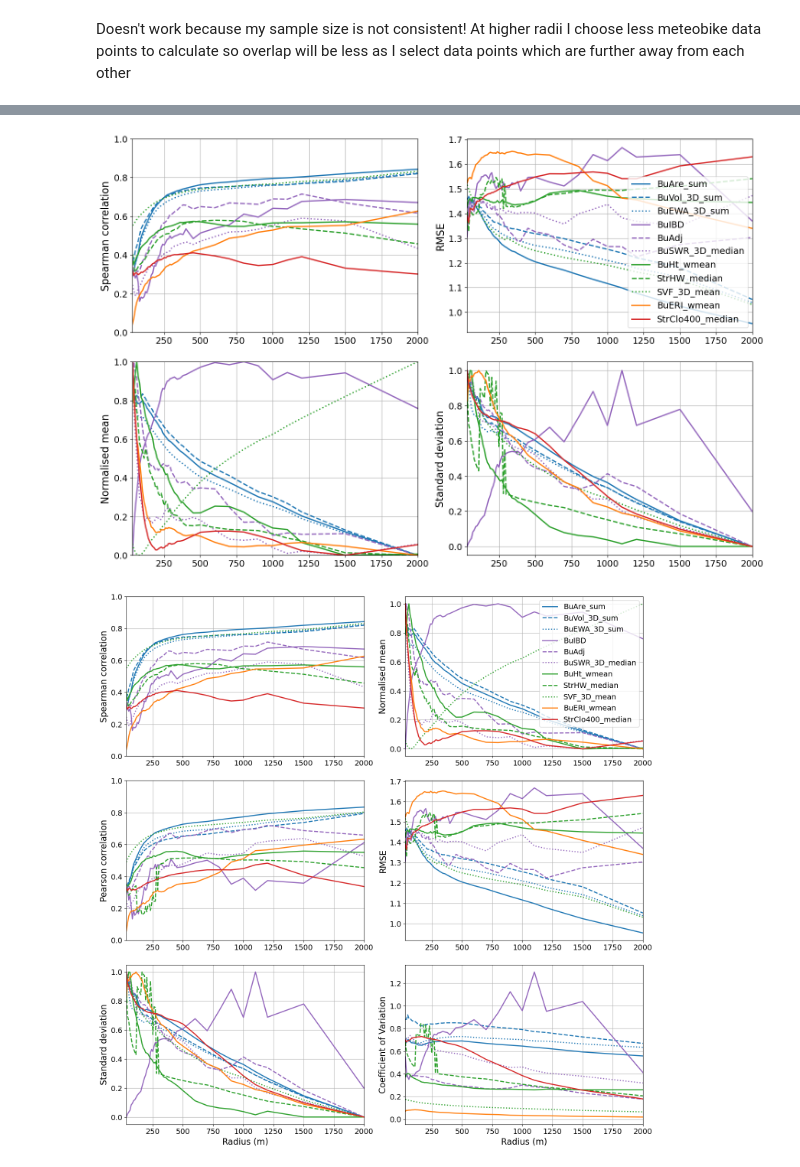
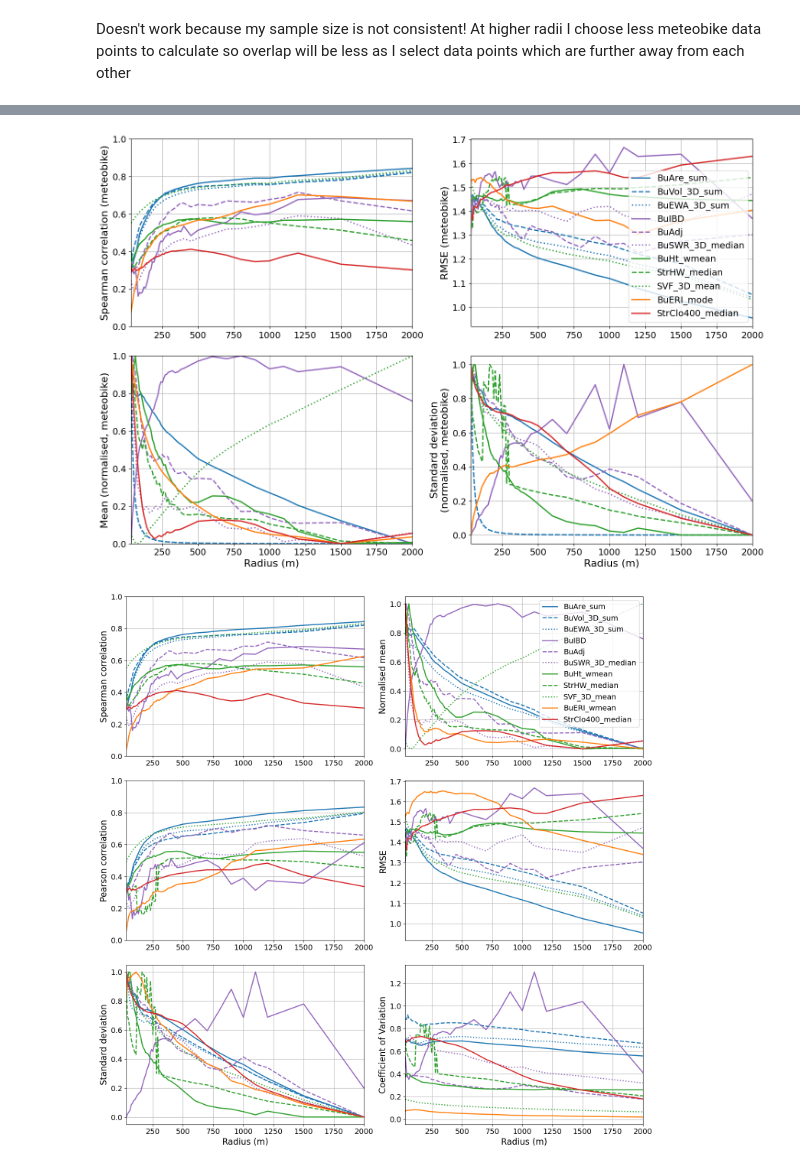
Before and after one commit to lisawink/freiburg, a Jupyter notebook: notebooks/visualisations/fig9_scale_dependent_mbike.ipynb, the cells around one changed output, grey strips where cells are left out. Saved outputs shown, nothing was run; the diff lists cells and outputs as text; code cells hidden in the pictures.

```diff
--- a/notebooks/visualisations/fig9_scale_dependent_mbike.ipynb
+++ b/notebooks/visualisations/fig9_scale_dependent_mbike.ipynb
@@ -61,3 +61,14 @@ gpd.GeoSeries(overlap_geoms).cx[412500:413000,5317000:5318000].plot()
 # %% [output]
 <Axes: >
 [figure]
+# %%
+# HW ratio map
+
+radii = [30,40,50,60,70,80,90,100,110,120,130,140,150,160,170,180,190,200,210,220,230,240,250,260,270,280,290,300,320,340,360,380,400,450,500,600,700,800,900,1000,1100,1200,1500,2000]
+
+stats = {}
+
+for radius in radii:
+    print(radius)
+    gdf = gpd.read_parquet('/Users/lisawink/Documents/paper1/data/processed_data/mbike/270623_processed_station_params_' + str(radius) + '.parquet')
+    stats[radius] = gdf['StrHW_median'].max()
@@ -63,0 +93,3 @@ gpd.GeoSeries(overlap_geoms).cx[412500:413000,5317000:5318000].plot()
+# %%
+radius = 500
+gpd.read_parquet('/Users/lisawink/Documents/paper1/data/processed_data/mbike/270623_processed_station_params_' + str(radius) + '.parquet')['StrHW_median']
@@ -82,7 +127,7 @@ for radius in radii:
 
 
 
-    for var in ['BuAre_sum', 'BuVol_3D_sum', 'BuEWA_3D_sum', 'BuIBD', 'BuAdj', 'BuSWR_3D_median', 'BuHt_wmean','StrHW_median','SVF_3D_mean', 'BuERI_wmean', 'StrClo400_median']:
+    for var in ['BuAre_sum', 'BuVol_3D_sum', 'BuEWA_3D_sum', 'BuIBD', 'BuAdj', 'BuSWR_3D_median', 'BuHt_wmean','StrHW_median','SVF_3D_mean', 'BuERI_mode', 'StrClo400_median', 'BuHt_max']:
         print(var)
         # drop nan values
         gdf_s = gdf.dropna(subset=[var, 'Temperature_diff_K'])
@@ -236,6 +269,10 @@ plt.legend()
 # %%
 df['BuAre_sum_mean'] = df['BuAre_sum_mean'] / df.index**2*np.pi
 df['BuAre_sum_std'] = df['BuAre_sum_std'] / df.index**2*np.pi
+df['BuEWA_3D_sum_mean'] = df['BuEWA_3D_sum_mean'] / (df.index**2*np.pi)
+df['BuEWA_3D_sum_std'] = df['BuEWA_3D_sum_std'] / (df.index**2*np.pi)
+df["BuVol_3D_sum_mean"] = df["BuVol_3D_sum_mean"] / (df.index**2*np.pi)
+df["BuVol_3D_sum_std"] = df["BuVol_3D_sum_std"] / (df.index**2*np.pi)
 # %%
 df['BuEWA_3D_sum_mean'] = df['BuEWA_3D_sum_mean'] / (df.index**2*np.pi)
 df['BuEWA_3D_sum_std'] = df['BuEWA_3D_sum_std'] / (df.index**2*np.pi)
@@ -289,7 +406,7 @@ linestyle_mapping = {
     'BuHt_wmean': '-',
     'StrHW_median': '--',
     'SVF_3D_mean': ':',
-    'BuERI_wmean': '-',
+    'BuERI_mode': '-',
     'StrClo400_median': '-'
 }
 
@@ -303,13 +420,13 @@ color_mapping = {
     'BuHt_wmean': 'tab:green',
     'StrHW_median': 'tab:green',
     'SVF_3D_mean': 'tab:green',
-    'BuERI_wmean': 'tab:orange',
+    'BuERI_mode': 'tab:orange',
     'StrClo400_median': 'tab:red'
 }
 
 for var in params:
     axs[0, 0].plot(abs(df[var+'_spearman_corr']), label=var, linestyle=linestyle_mapping[var], linewidth=2, color=color_mapping[var])
-axs[0, 0].set_ylabel('Spearman correlation', fontsize=16)
+axs[0, 0].set_ylabel('Spearman correlation (meteobike)', fontsize=16)
 axs[0, 0].set_ylim(0, 1)
 axs[0, 0].set_xlim(30, 2000)
 #axs[0, 0].set_xticklabels([])
@@ -318,39 +435,42 @@ axs[0, 0].grid()
 
 for var in params:
     axs[0, 1].plot(df[var+'_rmse'], label=var, linestyle=linestyle_mapping[var], linewidth=2, color=color_mapping[var])
-axs[0, 1].set_ylabel("RMSE", fontsize=16)
+axs[0, 1].set_ylabel("RMSE (meteobike)", fontsize=16)
 axs[0, 1].legend(prop={'size': 14})
 #axs[0, 1].set_ylim(0, 0.0000001)
 axs[0, 1].set_xlim(30, 2000)
 #axs[0, 1].set_xticklabels([])
 axs[0, 1].tick_params(axis='both', which='major', labelsize=14)
 axs[0, 1].grid()
 
 for var in params:
     axs[1, 0].plot(abs(df[var+'_mean']), label=var, linestyle=linestyle_mapping[var], linewidth=2,color=color_mapping[var])
-axs[1, 0].set_ylabel('Normalised mean', fontsize=16)
+axs[1, 0].set_ylabel('Mean (normalised, meteobike)', fontsize=16)
+axs[1,0].set_xlabel('Radius (m)', fontsize=16)
 axs[1, 0].set_ylim(0, 1)
 axs[1, 0].set_xlim(30, 2000)
 #axs[1, 0].set_xticklabels([])
 axs[1, 0].tick_params(axis='both', which='major', labelsize=14)
 axs[1, 0].grid()
 
 for var in params:
     axs[1, 1].plot(df[var+'_std'], label=var, linestyle=linestyle_mapping[var],linewidth=2, color=color_mapping[var])
-axs[1, 1].set_ylabel('Standard deviation', fontsize=16)
+axs[1, 1].set_ylabel('Standard deviation\n(normalised, meteobike)', fontsize=16)
 axs[1, 1].grid()
 #axs[1, 1].set_ylim(0.5, 1.1)
 axs[1, 1].set_xlim(30, 2000)
 #axs[1, 1].set_xticklabels([])
 axs[1, 1].tick_params(axis='both', which='major', labelsize=14)
+axs[1, 1].set_xlabel('Radius (m)', fontsize=16)
 
 
 plt.tight_layout(pad = 2, w_pad=1)
-plt.savefig('/Users/lisawink/Documents/paper1/figures/mbike270623_param_scale_plot_featured_list_new.png')
-plt.savefig('/Users/lisawink/Documents/paper1/figures/mbike270623_param_scale_plot_featured_list_new.pdf')
+plt.savefig('/Users/lisawink/Documents/paper1/figures/fig9/mbike270623_param_scale_plot_featured_list_new.png')
+plt.savefig('/Users/lisawink/Documents/paper1/figures/fig9/mbike270623_param_scale_plot_featured_list_new.pdf')
+plt.savefig('/Users/lisawink/Documents/paper1/figures/fig9/mbike270623_param_scale_plot_featured_list_new.svg')
 plt.show()
 # %% [output]
-[figure, old version]
+[figure, new version]
 # %%
 fig, axs = plt.subplots(3,2, figsize=(15, 15))
 
```
Also changed, not shown: parts of 12 cells of this notebook, 5 other files.
